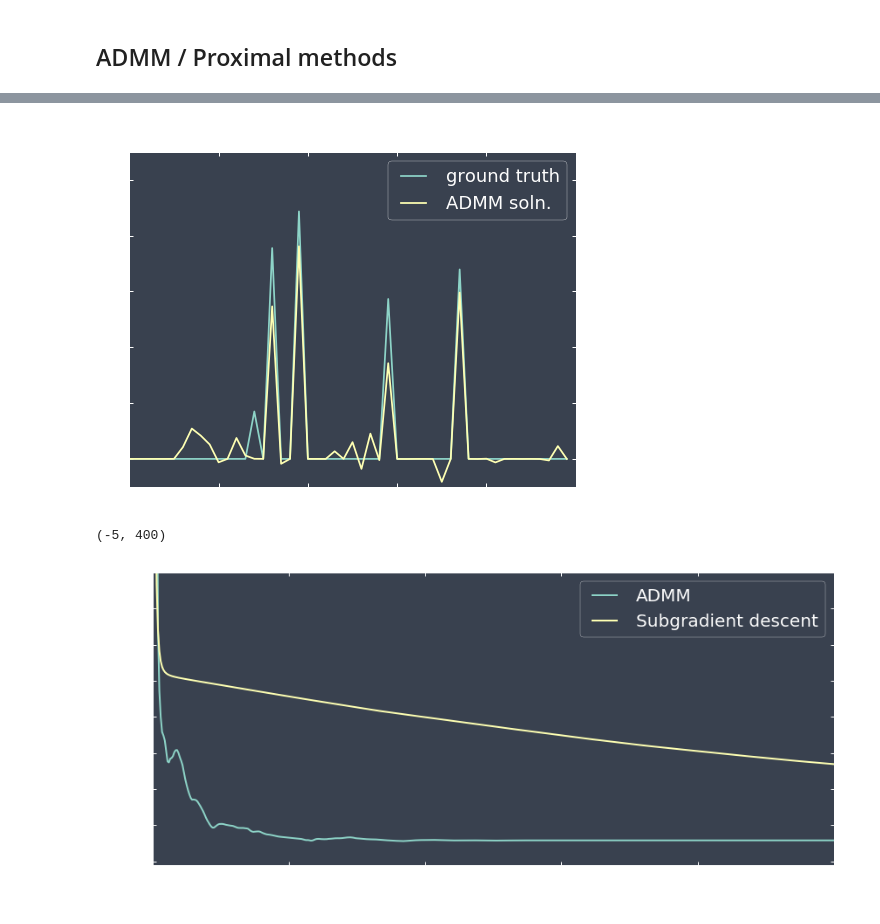
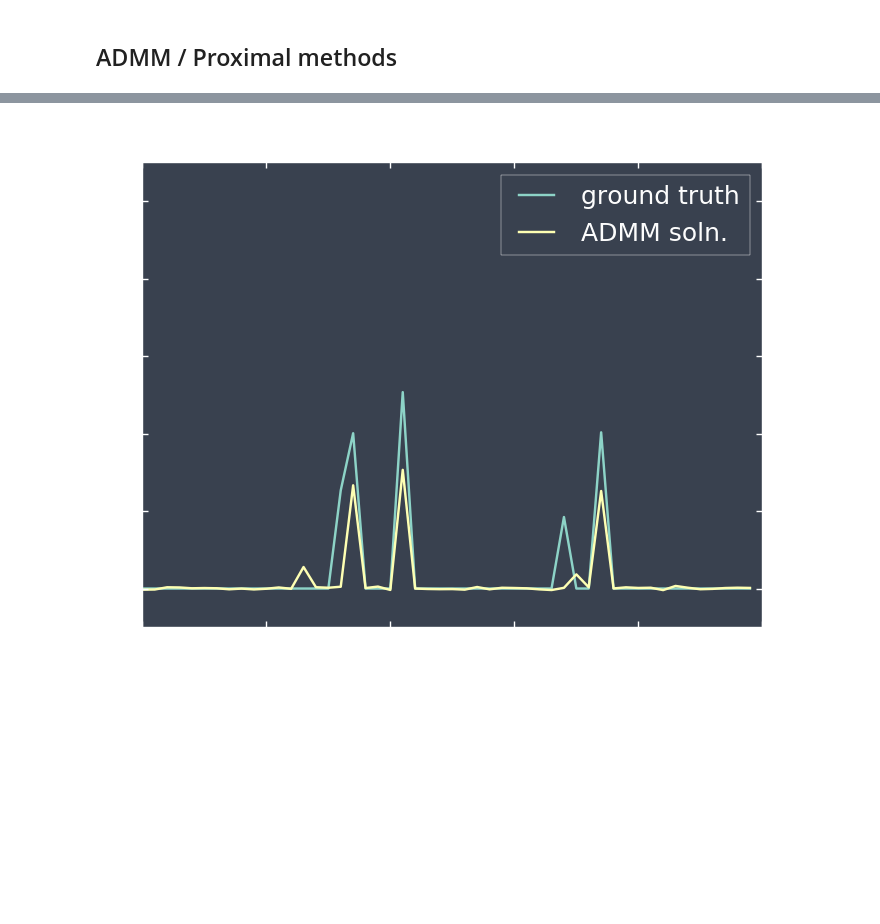
Before and after one commit to nirum/descent-tutorial, a Jupyter notebook: sparse recovery.ipynb, the cells around one changed output, grey strips where cells are left out. Drawn from its saved outputs; the diff is of its cells as text; code cells hidden in the pictures; blank space fills up the shorter version.

```diff
--- a/sparse recovery.ipynb
+++ b/sparse recovery.ipynb
@@ -81,11 +77,11 @@ plt.legend(['Ground truth', 'Least squares', 'Subgradient soln. (10k iters)'])
 # %% [markdown]
 ## ADMM / Proximal methods
 # %%
-operators = []
-opt_admm = descent.Consensus(x_lsq, tau=(1., 1., 1.))
+opt_admm = descent.Consensus()
 opt_admm.add('linsys', A, y)
-opt_admm.add('sparse', 0.5)
-opt_admm.run(1000)
-plt.plot(opt_admm.theta)
+opt_admm.add('sparse', 100.0)
+res = opt_admm.minimize(x_lsq, maxiter=1000, display=None)
+plt.plot(x, '-')
+plt.plot(res.x, '--')
 # %% [output]
 [<matplotlib.lines.Line2D at 0x...>]
@@ -93,16 +89,16 @@ plt.plot(opt_admm.theta)
 # %%
-@interact(penalty=(10., 100., 10), maxiter=(50, 500, 50))
+@interact(penalty=(10., 500., 100), maxiter=(20, 100, 20))
 def solve_sparsereg(penalty=1., maxiter=100):
-    opt_admm = descent.Consensus(x_lsq, tau=(2., 1., 1.))
+    opt_admm = descent.Consensus(tau=(2., 1., 1.))
     opt_admm.add('linsys', A, y)
     opt_admm.add('sparse', penalty)
-    opt_admm.run(maxiter)
+    res = opt_admm.minimize(x_lsq, maxiter=maxiter, display=None)
 
     plt.figure(figsize=(8,6))
     plt.title('$\lambda = {}$, run for {} iterations'.format(penalty, maxiter), fontsize=24)
     plt.plot(x)
-    plt.plot(opt_admm.theta, '-')
+    plt.plot(res.x, '-')
     plt.ylim(-10, 110)
     plt.legend(['ground truth', 'ADMM soln.'], fontsize=18, loc='upper right')
 # %% [output]
-[figure, old version]
+[figure, new version]
@@ -126,16 +104,0 @@ def compare_algs(penalty, maxiter):
-# %%
-# run the comparison
-admm, subg = compare_algs(2., 500)
-
-# plot the results
-fstar = f_df_sparse(x, penalty=2.)[0]
-plt.figure(figsize=(14,6))
-plt.plot(admm.store.get('objective')-fstar, lw=2)
-plt.plot(subg.store.get('objective')-fstar, lw=2)
-plt.xlabel('Iteration', fontsize=20)
-plt.ylabel('Objective ($f(x^k) - f(x^*)$', fontsize=20)
-plt.legend(['ADMM', 'Subgradient descent'], loc=0, frameon=True, fancybox=True, fontsize=20)
-plt.ylim(-5,400)
-# %% [output]
-(-5, 400)
-[figure, removed]
```
Also changed, not shown: parts of 8 cells of this notebook, 5 other files.
